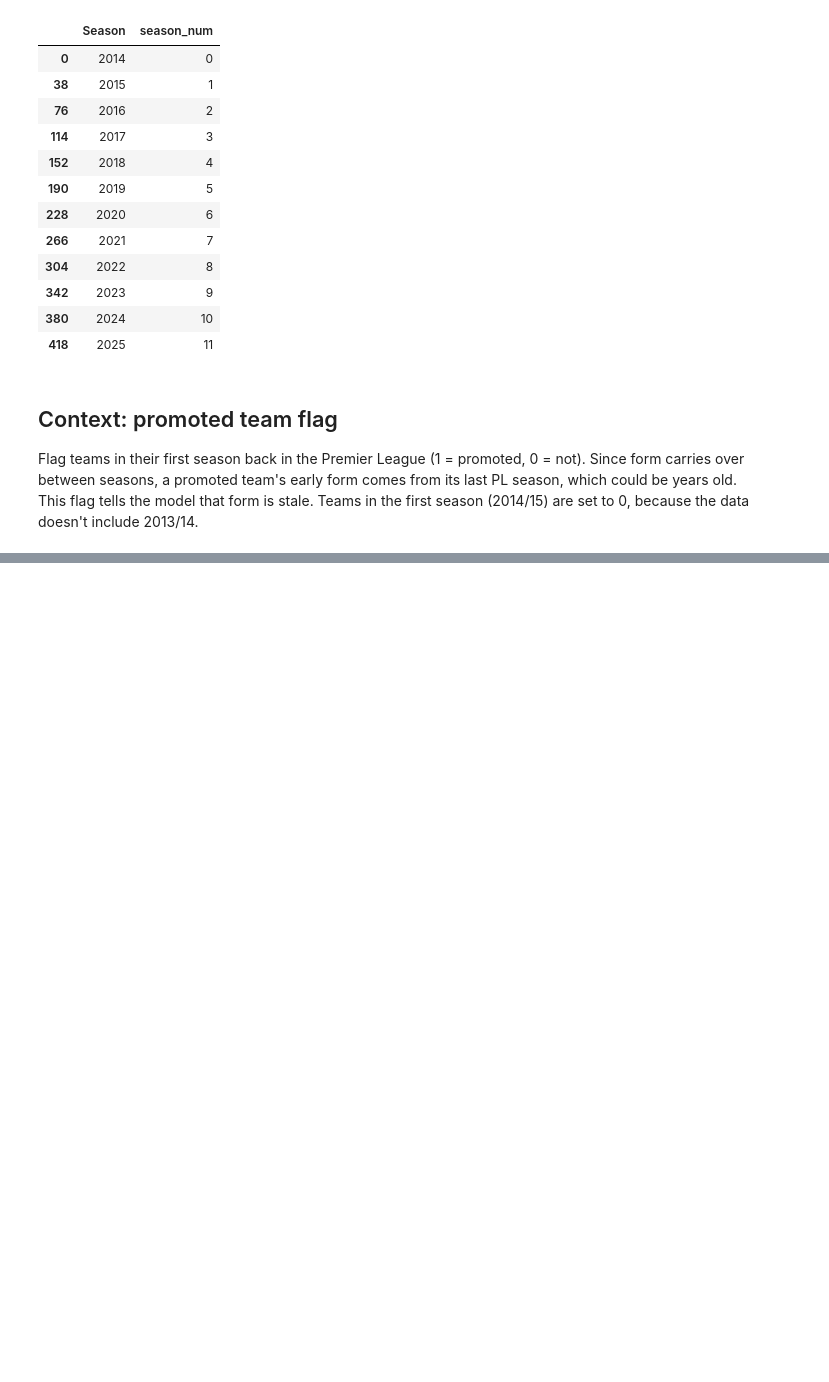
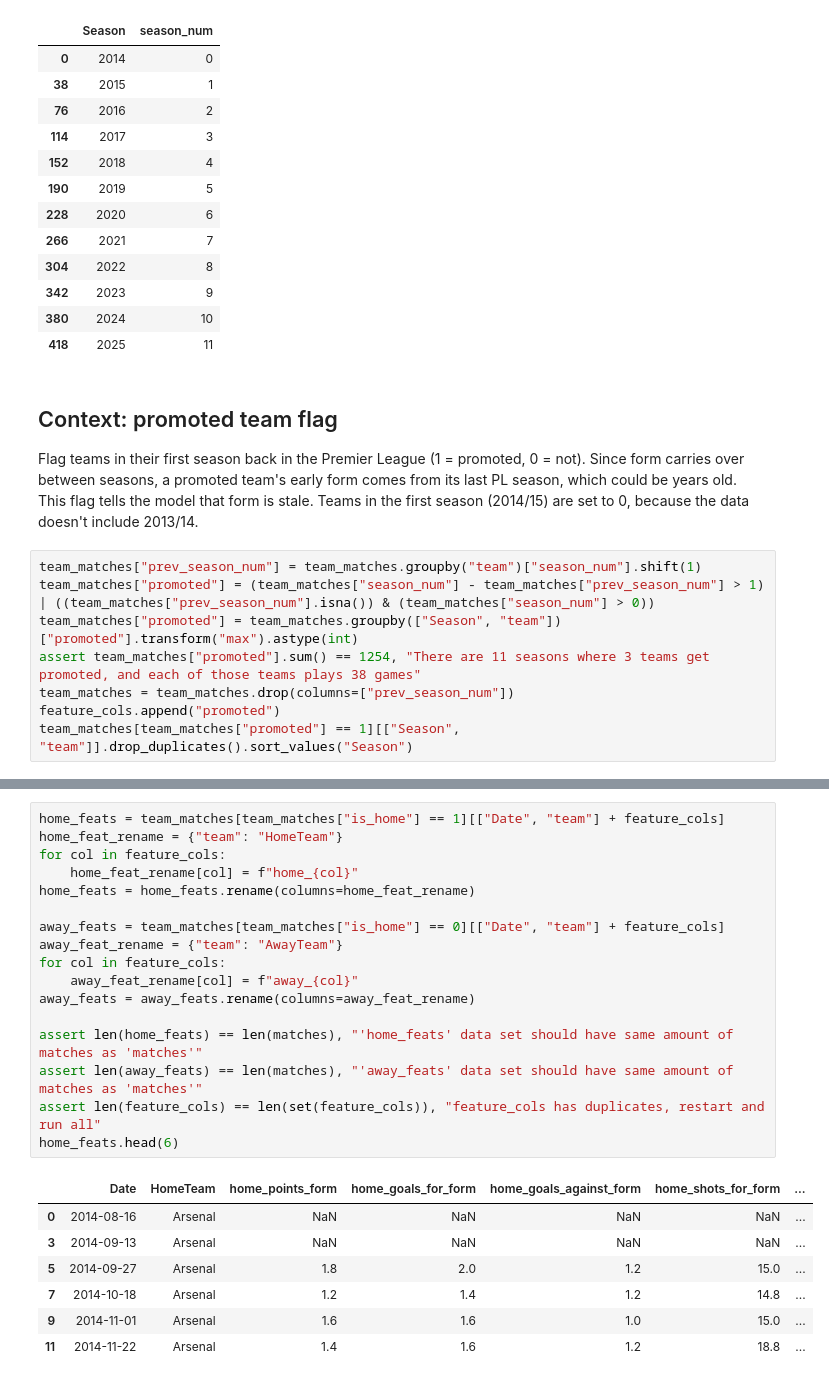
Before and after one commit to brodieflaherty/Premier-League-Soccer-Match-Predictor, a Jupyter notebook: notebooks/02_feature_engineering.ipynb, the cells around one changed output, grey strips where cells are left out. Saved outputs shown, nothing was run; the diff lists cells and outputs as text; blank space fills up the shorter version.

```diff
--- a/notebooks/02_feature_engineering.ipynb
+++ b/notebooks/02_feature_engineering.ipynb
@@ -154,3 +154,11 @@ team_matches[["Season", "season_num"]].drop_duplicates()
 ## Context: promoted team flag
 
 Flag teams in their first season back in the Premier League (1 = promoted, 0 = not). Since form carries over between seasons, a promoted team's early form comes from its last PL season, which could be years old. This flag tells the model that form is stale. Teams in the first season (2014/15) are set to 0, because the data doesn't include 2013/14.
+# %%
+team_matches["prev_season_num"] = team_matches.groupby("team")["season_num"].shift(1)
+team_matches["promoted"] = (team_matches["season_num"] - team_matches["prev_season_num"] > 1) | ((team_matches["prev_season_num"].isna()) & (team_matches["season_num"] > 0))
+team_matches["promoted"] = team_matches.groupby(["Season", "team"])["promoted"].transform("max").astype(int)
+assert team_matches["promoted"].sum() == 1254, "There are 11 seasons where 3 teams get promoted, and each of those teams plays 38 games"
+team_matches = team_matches.drop(columns=["prev_season_num"])
+feature_cols.append("promoted")
+team_matches[team_matches["promoted"] == 1][["Season", "team"]].drop_duplicates().sort_values("Season")
@@ -156,0 +187,25 @@ Flag teams in their first season back in the Premier League (1 = promoted, 0 = n
+# %%
+home_feats = team_matches[team_matches["is_home"] == 1][["Date", "team"] + feature_cols]
+home_feat_rename = {"team": "HomeTeam"}
+for col in feature_cols:
+    home_feat_rename[col] = f"home_{col}"
+home_feats = home_feats.rename(columns=home_feat_rename)
+
+away_feats = team_matches[team_matches["is_home"] == 0][["Date", "team"] + feature_cols]
+away_feat_rename = {"team": "AwayTeam"}
+for col in feature_cols:
+    away_feat_rename[col] = f"away_{col}"
+away_feats = away_feats.rename(columns=away_feat_rename)
+
+assert len(home_feats) == len(matches), "'home_feats' data set should have same amount of matches as 'matches'"
+assert len(away_feats) == len(matches), "'away_feats' data set should have same amount of matches as 'matches'"
+assert len(feature_cols) == len(set(feature_cols)), "feature_cols has duplicates, restart and run all"
+home_feats.head(6)
+# %% [output]
+|  | Date | HomeTeam | home_points_form | home_goals_for_form | home_goals_against_form | home_shots_for_form | ... |
+| 0 | 2014-08-16 | Arsenal | NaN | NaN | NaN | NaN | ... |
+| 3 | 2014-09-13 | Arsenal | NaN | NaN | NaN | NaN | ... |
+| 5 | 2014-09-27 | Arsenal | 1.8 | 2.0 | 1.2 | 15.0 | ... |
+| 7 | 2014-10-18 | Arsenal | 1.2 | 1.4 | 1.2 | 14.8 | ... |
+| 9 | 2014-11-01 | Arsenal | 1.6 | 1.6 | 1.0 | 15.0 | ... |
+| 11 | 2014-11-22 | Arsenal | 1.4 | 1.6 | 1.2 | 18.8 | ... |
```
Also changed, not shown: parts of 3 cells of this notebook.
